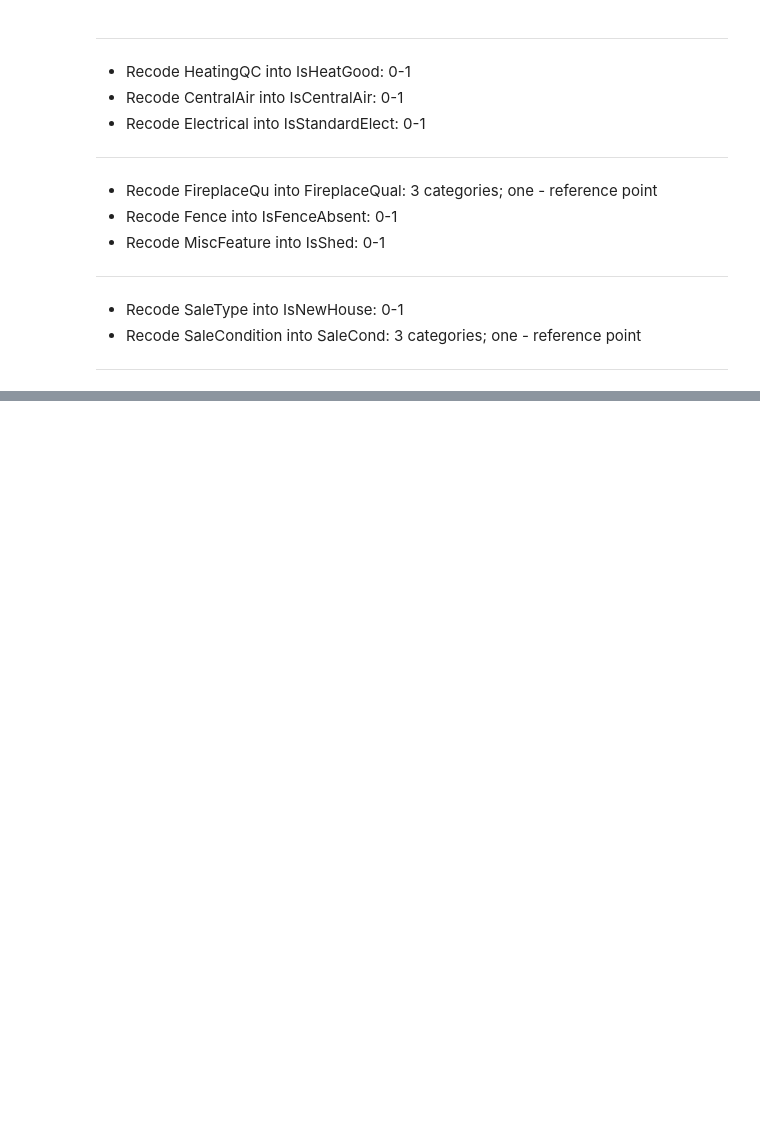
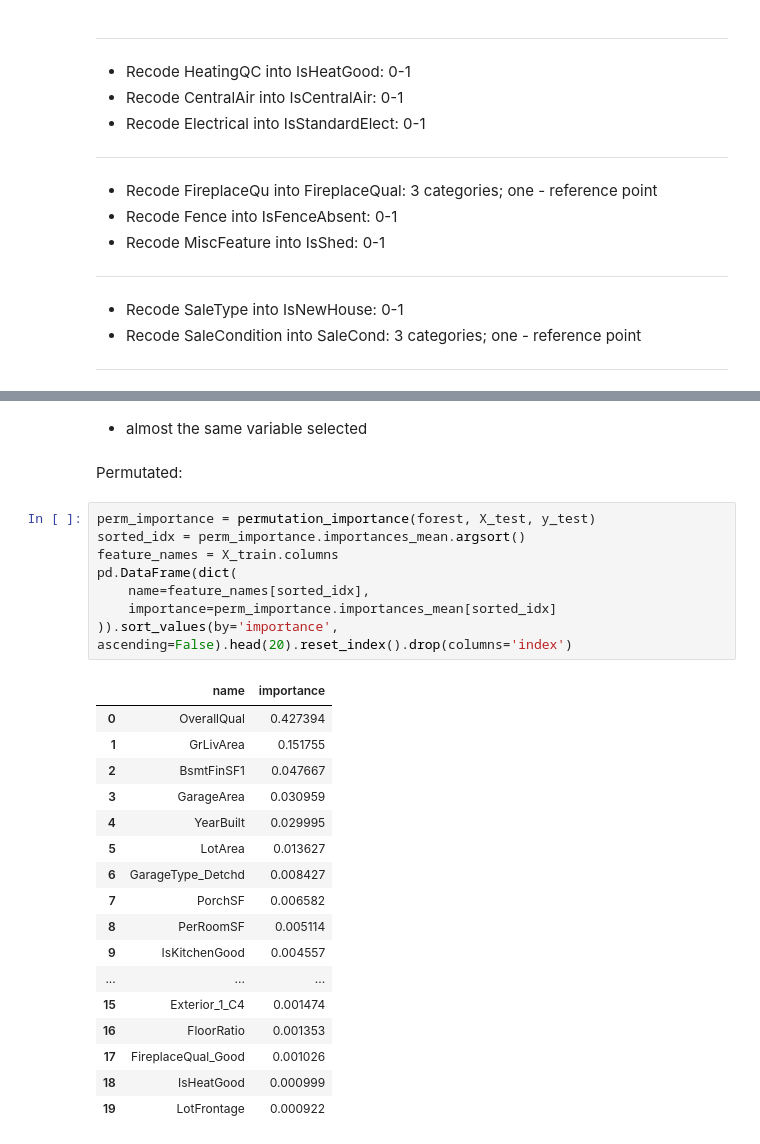
Before and after one commit to yauheni-se/HousePricesPrediction, a Jupyter notebook: HousePricesPrediction.ipynb, the cells around one changed output, grey strips where cells are left out. Drawn from its saved outputs; the diff is of its cells as text; blank space fills up the shorter version.

```diff
--- a/HousePricesPrediction.ipynb
+++ b/HousePricesPrediction.ipynb
@@ -2602,0 +2846,30 @@ pio.renderers.default = 'browser'
+# %% [markdown]
+- almost the same variable selected
+# %% [markdown]
+Permutated:
+# %%
+perm_importance = permutation_importance(forest, X_test, y_test)
+sorted_idx = perm_importance.importances_mean.argsort()
+feature_names = X_train.columns
+pd.DataFrame(dict(
+    name=feature_names[sorted_idx],
+    importance=perm_importance.importances_mean[sorted_idx]
+)).sort_values(by='importance', ascending=False).head(20).reset_index().drop(columns='index')
+# %% [output]
+|  | name | importance |
+| 0 | OverallQual | 0.427394 |
+| 1 | GrLivArea | 0.151755 |
+| 2 | BsmtFinSF1 | 0.047667 |
+| 3 | GarageArea | 0.030959 |
+| 4 | YearBuilt | 0.029995 |
+| 5 | LotArea | 0.013627 |
+| 6 | GarageType_Detchd | 0.008427 |
+| 7 | PorchSF | 0.006582 |
+| 8 | PerRoomSF | 0.005114 |
+| 9 | IsKitchenGood | 0.004557 |
+| ... | ... | ... |
+| 15 | Exterior_1_C4 | 0.001474 |
+| 16 | FloorRatio | 0.001353 |
+| 17 | FireplaceQual_Good | 0.001026 |
+| 18 | IsHeatGood | 0.000999 |
+| 19 | LotFrontage | 0.000922 |
```
Also changed, not shown: parts of 243 cells of this notebook.
